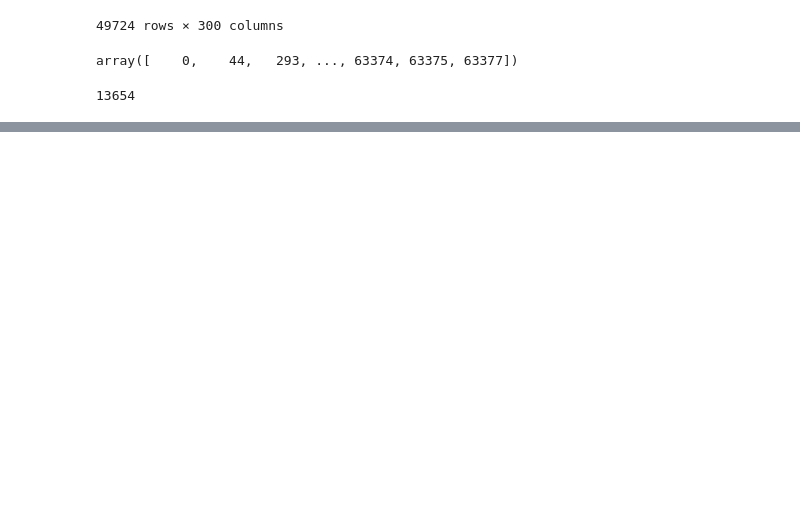
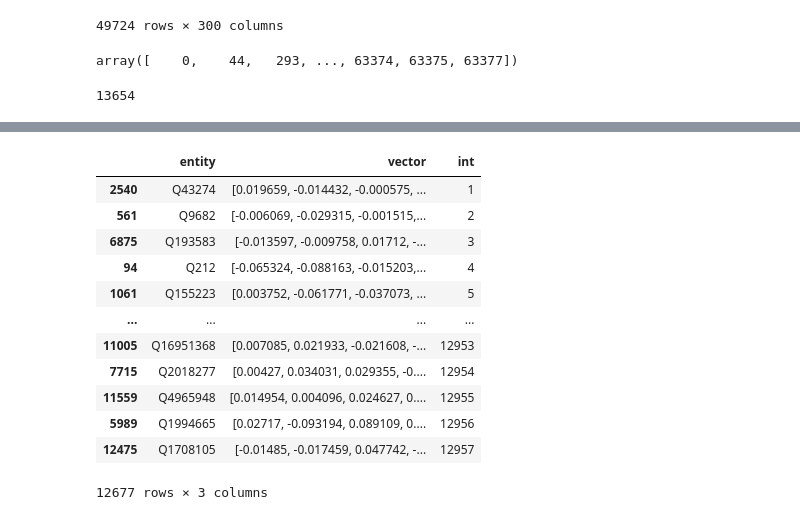
Before and after one commit to nabang1010/NRMS_nabang1010, a Jupyter notebook: data_preprocess_nabang1010.ipynb, the cells around one changed output, grey strips where cells are left out. Cells and saved outputs as stored; diff of their text form; code cells hidden in the pictures; blank space fills up the shorter version.

```diff
--- a/data_preprocess_nabang1010.ipynb
+++ b/data_preprocess_nabang1010.ipynb
@@ -667,0 +707,2 @@ final_embedding
+# %%
+entity_embedding = entity_embedding[[0, 'vector']].rename(columns={0: "entity"})
@@ -667,0 +725,4 @@ final_embedding
+# %%
+entity2int_path = "/workspace/nabang1010/LBA_NLP/Recommendation_System/src/NRMS_nabang1010/DATA_nabang1010/train/entity2int.tsv"
+entity2int = pd.read_table(entity2int_path)
+entity2int
@@ -667,0 +743,17 @@ final_embedding
+# %%
+merged_df = pd.merge(entity_embedding, entity2int, on='entity').sort_values('int')
+merged_df
+# %% [output]
+|  | entity | vector | int |
+| 2540 | Q43274 | [0.019659, -0.014432, -0.000575, ... | 1 |
+| 561 | Q9682 | [-0.006069, -0.029315, -0.001515,... | 2 |
+| 6875 | Q193583 | [-0.013597, -0.009758, 0.01712, -... | 3 |
+| 94 | Q212 | [-0.065324, -0.088163, -0.015203,... | 4 |
+| 1061 | Q155223 | [0.003752, -0.061771, -0.037073, ... | 5 |
+| ... | ... | ... | ... |
+| 11005 | Q16951368 | [0.007085, 0.021933, -0.021608, -... | 12953 |
+| 7715 | Q2018277 | [0.00427, 0.034031, 0.029355, -0.... | 12954 |
+| 11559 | Q4965948 | [0.014954, 0.004096, 0.024627, 0.... | 12955 |
+| 5989 | Q1994665 | [0.02717, -0.093194, 0.089109, 0.... | 12956 |
+| 12475 | Q1708105 | [-0.01485, -0.017459, 0.047742, -... | 12957 |
+12677 rows × 3 columns
```
Also changed, not shown: parts of 15 cells of this notebook.
